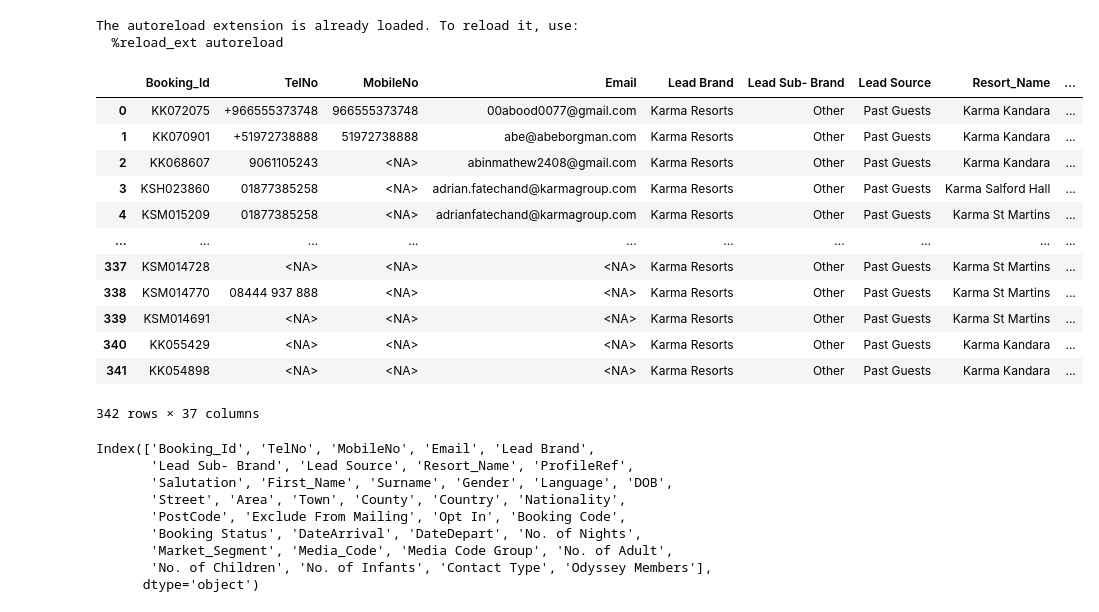
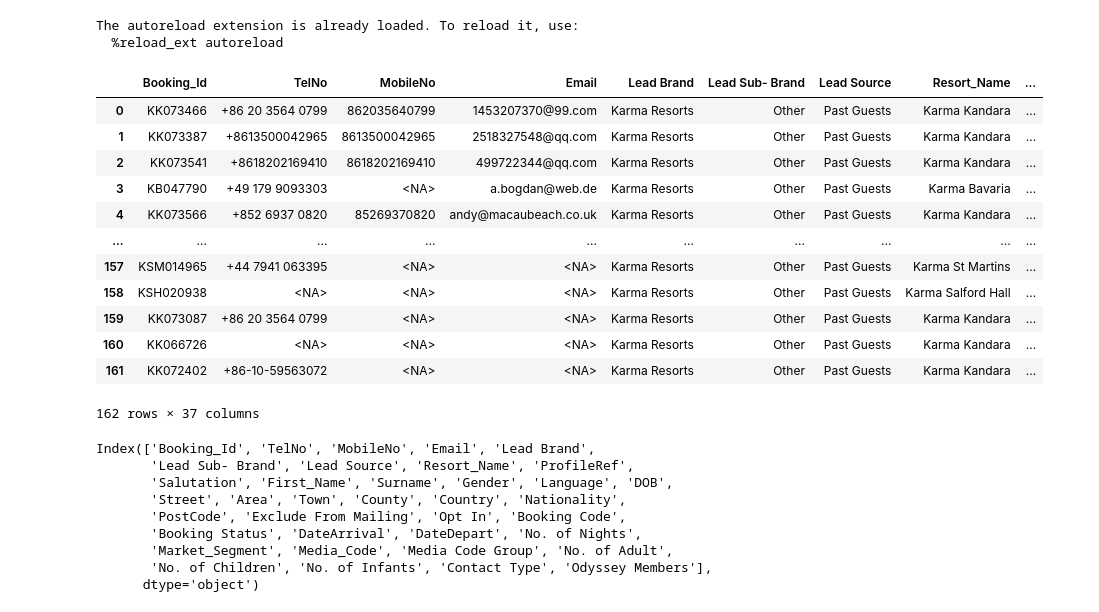
Before and after one commit to fajarfat1195/python.github.io, a Jupyter notebook: past_guest_toni_app/past_guest_clean_1.ipynb, the cells around one changed output. Saved outputs shown, nothing was run; the diff lists cells and outputs as text; code cells hidden in the pictures.

```diff
--- a/past_guest_toni_app/past_guest_clean_1.ipynb
+++ b/past_guest_toni_app/past_guest_clean_1.ipynb
@@ -15,24 +15,24 @@ import main_module as m
 The autoreload extension is already loaded. To reload it, use:
   %reload_ext autoreload
 # %%
-path = r'C:\Users\fajar.fatoni\Documents\Python\Data\Past Guest Data\Zoho Analytic\2025\Apr\23 Mar - 28 Apr\CRM_Rental_Report_23_Mar_-_28_Apr.xlsx'
+path = r'C:\Users\fajar.fatoni\Documents\Python\Data\Past Guest Data\Zoho Analytic\2025\Mei\27 Apr - 5 May\CRM_Rental_Report_27_Apr_-_5_May.xlsx'
 df_analytic = pd.read_excel(path, dtype='string', sheet_name='Sheet1')
 count_data_awal = df_analytic.shape[0]
 df_analytic
 # %% [output]
 |  | Booking_Id | TelNo | MobileNo | Email | Lead Brand | Lead Sub- Brand | Lead Source | Resort_Name | ... |
-| 0 | KK072075 | +966555373748 | 966555373748 | 00abood0077@gmail.com | Karma Resorts | Other | Past Guests | Karma Kandara | ... |
-| 1 | KK070901 | +51972738888 | 51972738888 | abe@abeborgman.com | Karma Resorts | Other | Past Guests | Karma Kandara | ... |
-| 2 | KK068607 | 9061105243 | <NA> | abinmathew2408@gmail.com | Karma Resorts | Other | Past Guests | Karma Kandara | ... |
-| 3 | KSH023860 | 01877385258 | <NA> | adrian.fatechand@karmagroup.com | Karma Resorts | Other | Past Guests | Karma Salford Hall | ... |
-| 4 | KSM015209 | 01877385258 | <NA> | adrianfatechand@karmagroup.com | Karma Resorts | Other | Past Guests | Karma St Martins | ... |
+| 0 | KK073466 | +86 20 3564 0799 | 862035640799 | 1453207370@99.com | Karma Resorts | Other | Past Guests | Karma Kandara | ... |
+| 1 | KK073387 | +8613500042965 | 8613500042965 | 2518327548@qq.com | Karma Resorts | Other | Past Guests | Karma Kandara | ... |
+| 2 | KK073541 | +8618202169410 | 8618202169410 | 499722344@qq.com | Karma Resorts | Other | Past Guests | Karma Kandara | ... |
+| 3 | KB047790 | +49 179 9093303 | <NA> | a.bogdan@web.de | Karma Resorts | Other | Past Guests | Karma Bavaria | ... |
+| 4 | KK073566 | +852 6937 0820 | 85269370820 | andy@macaubeach.co.uk | Karma Resorts | Other | Past Guests | Karma Kandara | ... |
 | ... | ... | ... | ... | ... | ... | ... | ... | ... | ... |
-| 337 | KSM014728 | <NA> | <NA> | <NA> | Karma Resorts | Other | Past Guests | Karma St Martins | ... |
-| 338 | KSM014770 | 08444 937 888 | <NA> | <NA> | Karma Resorts | Other | Past Guests | Karma St Martins | ... |
-| 339 | KSM014691 | <NA> | <NA> | <NA> | Karma Resorts | Other | Past Guests | Karma St Martins | ... |
-| 340 | KK055429 | <NA> | <NA> | <NA> | Karma Resorts | Other | Past Guests | Karma Kandara | ... |
-| 341 | KK054898 | <NA> | <NA> | <NA> | Karma Resorts | Other | Past Guests | Karma Kandara | ... |
+| 157 | KSM014965 | +44 7941 063395 | <NA> | <NA> | Karma Resorts | Other | Past Guests | Karma St Martins | ... |
+| 158 | KSH020938 | <NA> | <NA> | <NA> | Karma Resorts | Other | Past Guests | Karma Salford Hall | ... |
+| 159 | KK073087 | +86 20 3564 0799 | <NA> | <NA> | Karma Resorts | Other | Past Guests | Karma Kandara | ... |
+| 160 | KK066726 | <NA> | <NA> | <NA> | Karma Resorts | Other | Past Guests | Karma Kandara | ... |
+| 161 | KK072402 | +86-10-59563072 | <NA> | <NA> | Karma Resorts | Other | Past Guests | Karma Kandara | ... |
-342 rows × 37 columns
+162 rows × 37 columns
 # %%
 df_analytic.columns
 # %% [output]
```
Also changed, not shown: parts of 8 cells of this notebook, 8 other files.
